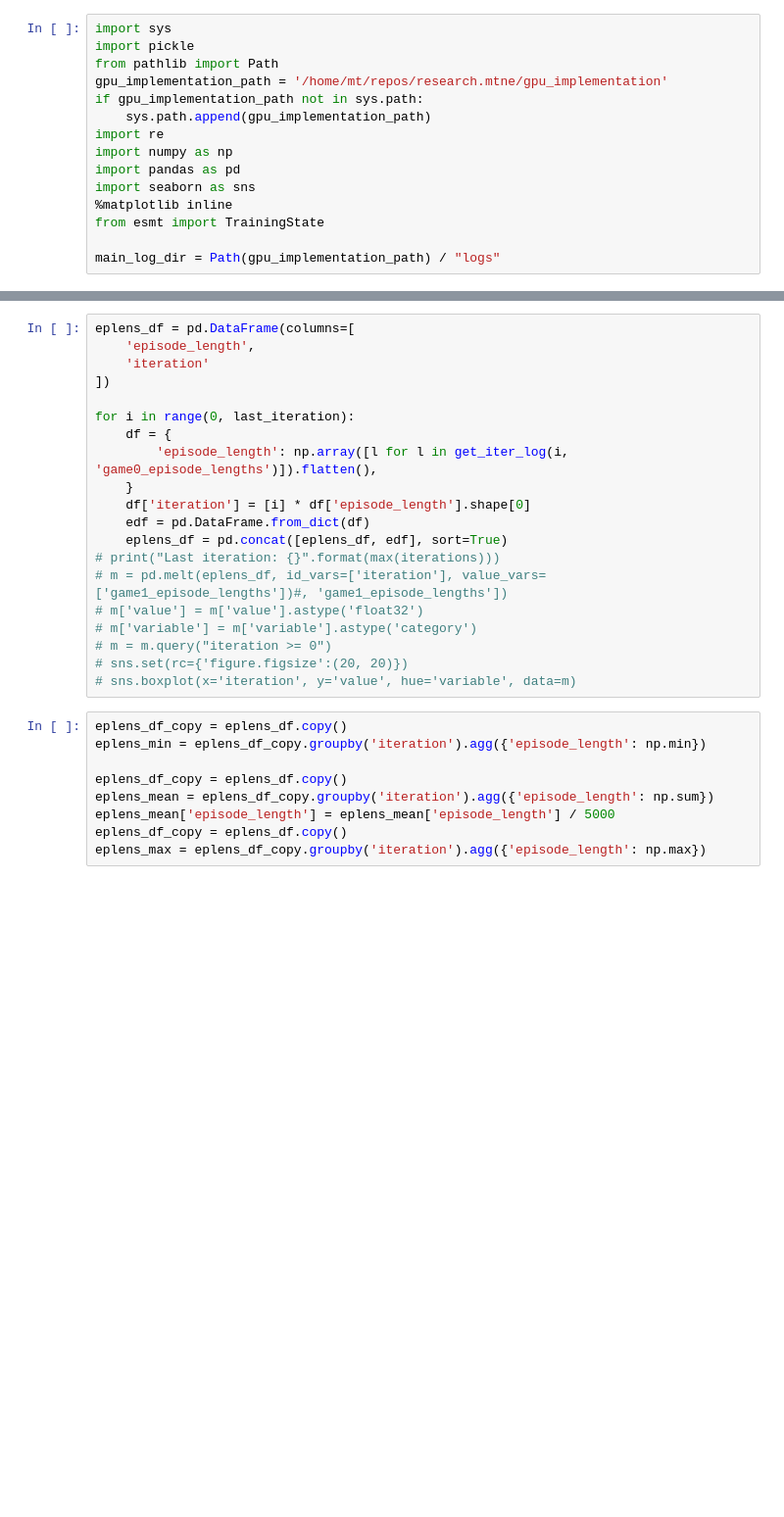
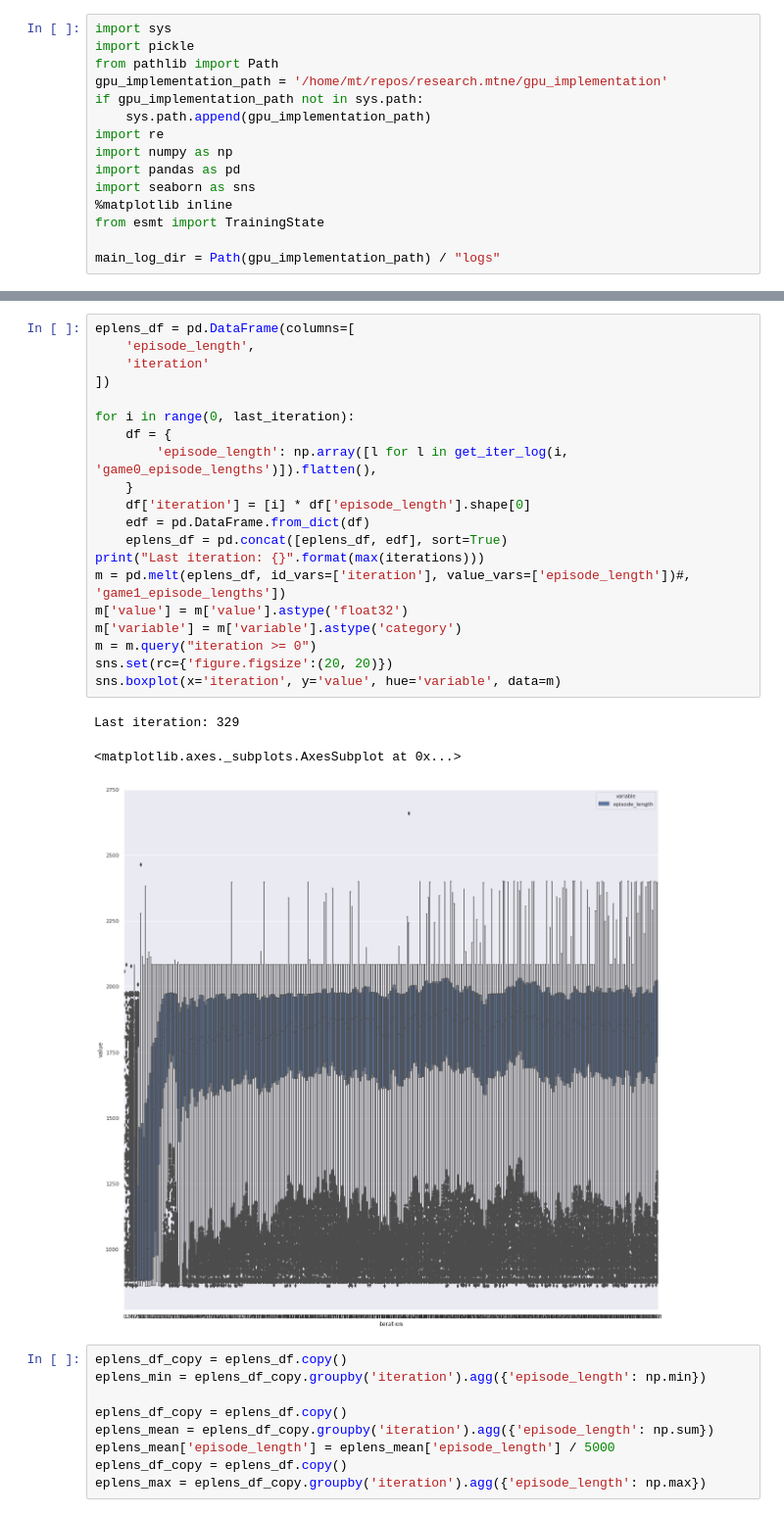
Before and after one commit to deyandyankov/research.mtne, a Jupyter notebook: gpu_implementation/analysis/charts.ipynb, the cells around one changed output, grey strips where cells are left out. Shown at 98% size. Saved outputs shown, nothing was run; the diff lists cells and outputs as text; blank space fills up the shorter version.

```diff
--- a/gpu_implementation/analysis/charts.ipynb
+++ b/gpu_implementation/analysis/charts.ipynb
@@ -135,23 +135,27 @@ fig.savefig("myfig.eps", format='eps')
 # %%
 eplens_df = pd.DataFrame(columns=[
     'episode_length',
     'iteration'
 ])
 
 for i in range(0, last_iteration):
     df = {
         'episode_length': np.array([l for l in get_iter_log(i, 'game0_episode_lengths')]).flatten(),
     }
     df['iteration'] = [i] * df['episode_length'].shape[0]
     edf = pd.DataFrame.from_dict(df)
     eplens_df = pd.concat([eplens_df, edf], sort=True)
-# print("Last iteration: {}".format(max(iterations)))
-# m = pd.melt(eplens_df, id_vars=['iteration'], value_vars=['game1_episode_lengths'])#, 'game1_episode_lengths'])
-# m['value'] = m['value'].astype('float32')
-# m['variable'] = m['variable'].astype('category')
-# m = m.query("iteration >= 0")
-# sns.set(rc={'figure.figsize':(20, 20)})
-# sns.boxplot(x='iteration', y='value', hue='variable', data=m)
+print("Last iteration: {}".format(max(iterations)))
+m = pd.melt(eplens_df, id_vars=['iteration'], value_vars=['episode_length'])#, 'game1_episode_lengths'])
+m['value'] = m['value'].astype('float32')
+m['variable'] = m['variable'].astype('category')
+m = m.query("iteration >= 0")
+sns.set(rc={'figure.figsize':(20, 20)})
+sns.boxplot(x='iteration', y='value', hue='variable', data=m)
+# %% [output]
+Last iteration: 329
+<matplotlib.axes._subplots.AxesSubplot at 0x...>
+[figure, added]
 # %%
 eplens_df_copy = eplens_df.copy()
 eplens_min = eplens_df_copy.groupby('iteration').agg({'episode_length': np.min})
```
Also changed, not shown: parts of 17 cells of this notebook, 27 other files.
